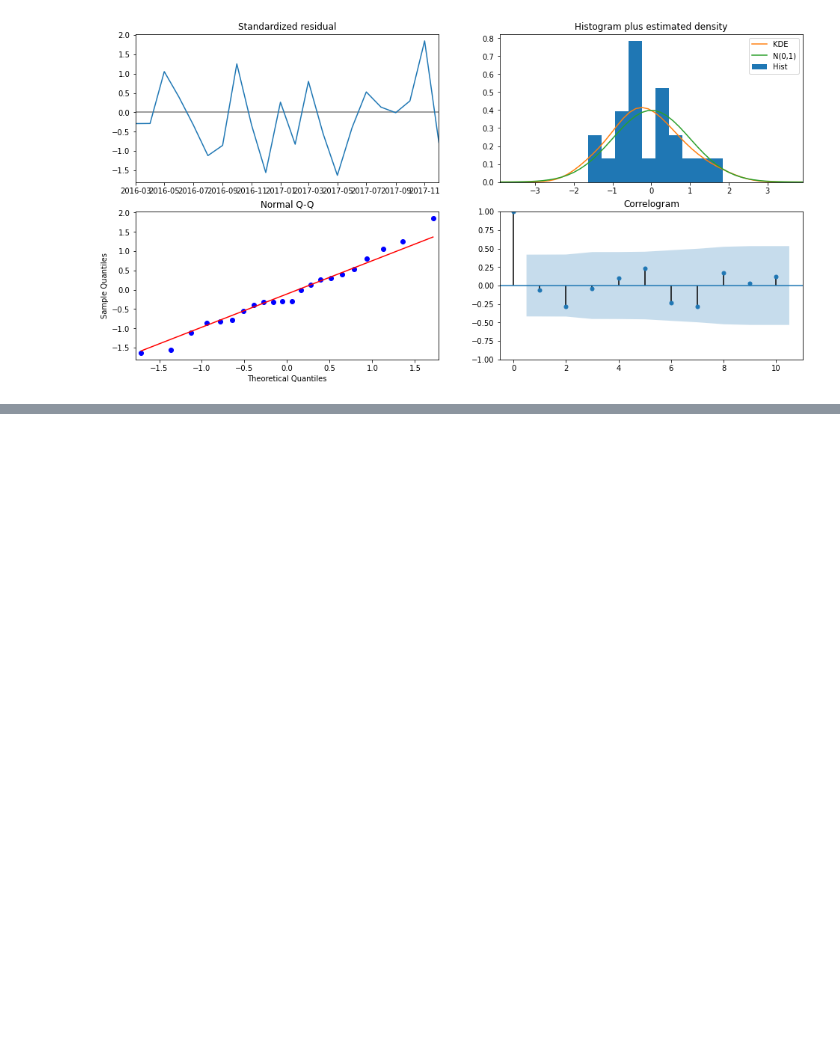
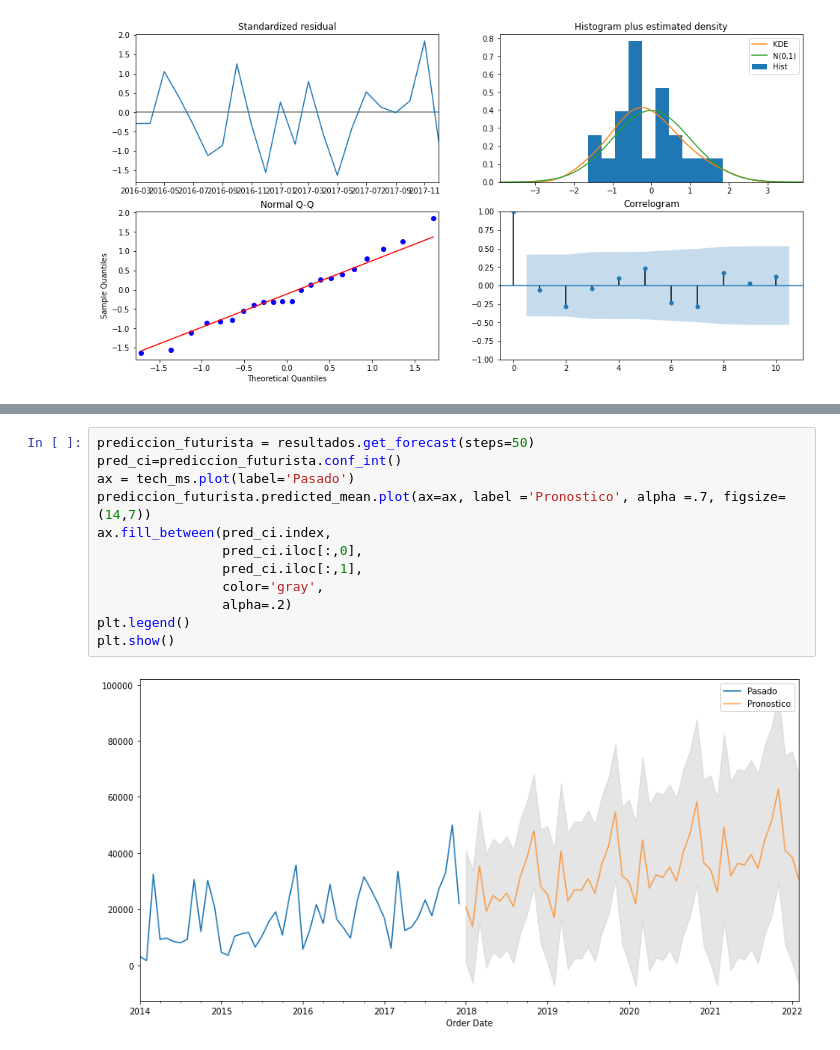
Before and after one commit to luciogutierrez/iron-hack, a Jupyter notebook: 2-module/17-tendencia-temporal/Series_de_tiempo_clase.ipynb, the cells around one changed output, grey strips where cells are left out. Saved outputs shown, nothing was run; the diff lists cells and outputs as text; blank space fills up the shorter version.

```diff
--- a/2-module/17-tendencia-temporal/Series_de_tiempo_clase.ipynb
+++ b/2-module/17-tendencia-temporal/Series_de_tiempo_clase.ipynb
@@ -282 +351,15 @@ plt.show()
+# %%
+prediccion_futurista = resultados.get_forecast(steps=50)
+pred_ci=prediccion_futurista.conf_int()
+ax = tech_ms.plot(label='Pasado')
+prediccion_futurista.predicted_mean.plot(ax=ax, label ='Pronostico', alpha =.7, figsize=(14,7))
+ax.fill_between(pred_ci.index,
+                pred_ci.iloc[:,0],
+                pred_ci.iloc[:,1],
+                color='gray',
+                alpha=.2)
+plt.legend()
+plt.show()
+# %% [output]
+[figure, added]
 # %% [markdown]
```
Also changed, not shown: parts of 40 cells of this notebook, 8 other files.
